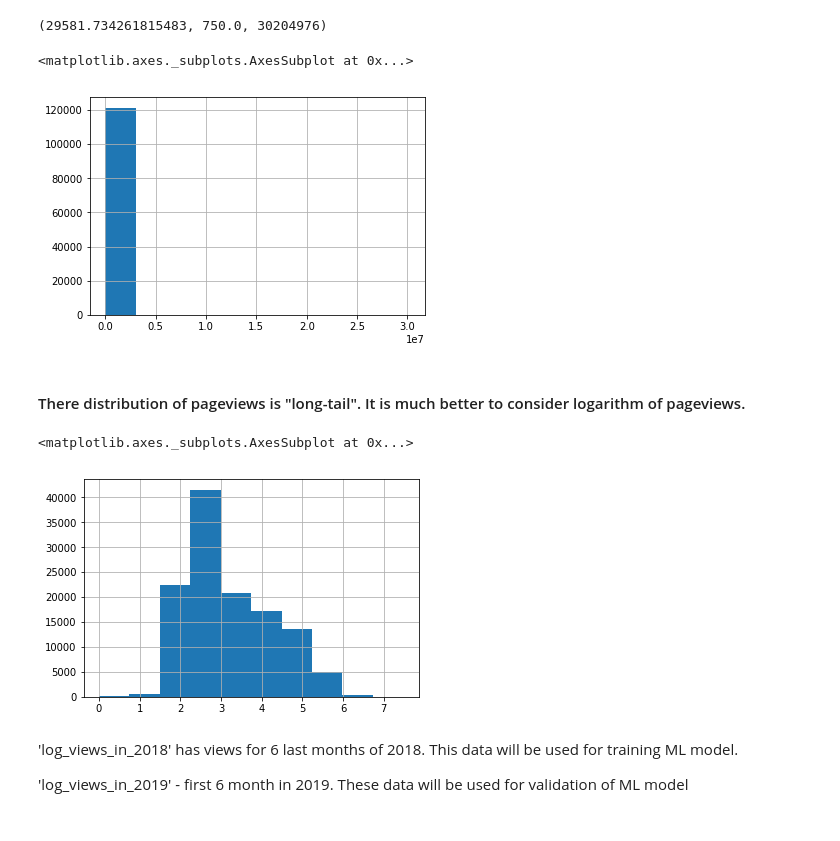
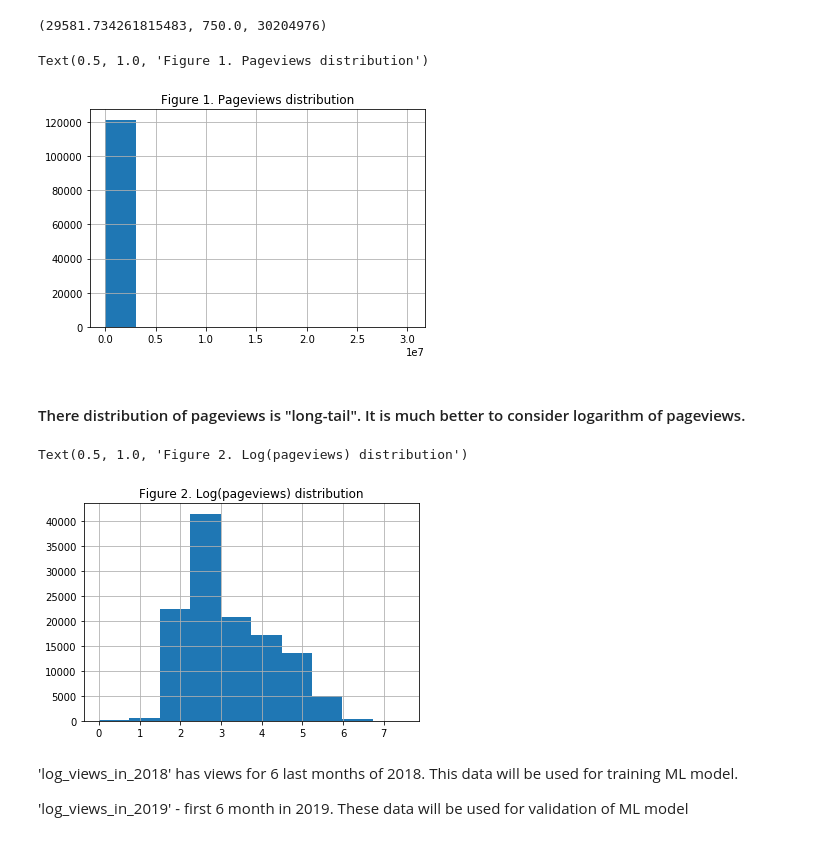
Before and after one commit to antonmi/ua-categories--en-pageviews, a Jupyter notebook: UA categories -> EN pageviews.ipynb, the cells around one changed output. Drawn from its saved outputs; the diff is of its cells as text; code cells hidden in the pictures.

```diff
--- a/UA categories -> EN pageviews.ipynb
+++ b/UA categories -> EN pageviews.ipynb
@@ -171,17 +173,17 @@ pageviews['views_in_2018'].mean(), pageviews['views_in_2018'].median(), pageview
 # %% [output]
 (29581.734261815483, 750.0, 30204976)
 # %%
-pageviews['views_in_2018'].hist()
+pageviews['views_in_2018'].hist().set_title('Figure 1. Pageviews distribution')
 # %% [output]
-<matplotlib.axes._subplots.AxesSubplot at 0x...>
+Text(0.5, 1.0, 'Figure 1. Pageviews distribution')
-[figure, old version]
+[figure, new version]
 # %% [markdown]
 #### There distribution of pageviews is "long-tail". It is much better to consider logarithm of pageviews.
 # %%
-pageviews['log_views_in_2018'].hist()
+pageviews['log_views_in_2018'].hist().set_title('Figure 2. Log(pageviews) distribution')
 # %% [output]
-<matplotlib.axes._subplots.AxesSubplot at 0x...>
+Text(0.5, 1.0, 'Figure 2. Log(pageviews) distribution')
-[figure, old version]
+[figure, new version]
 # %% [markdown]
 'log_views_in_2018' has views for 6 last months of 2018. This data will be used for training ML model.
 
```
Also changed, not shown: parts of 12 cells of this notebook.
